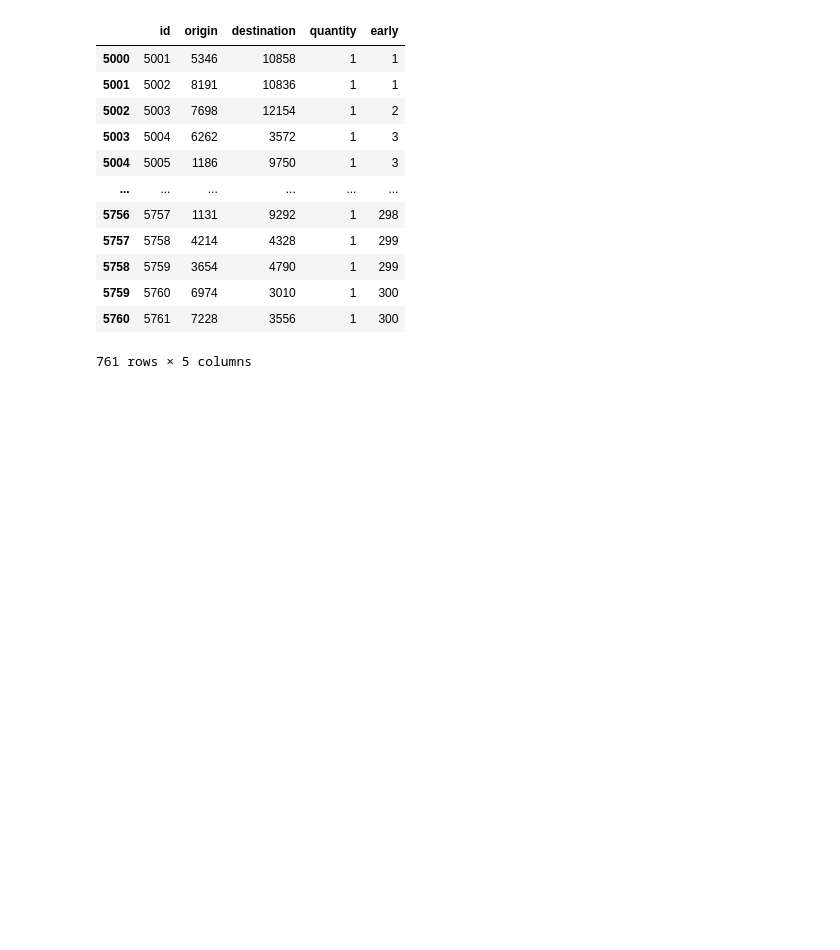
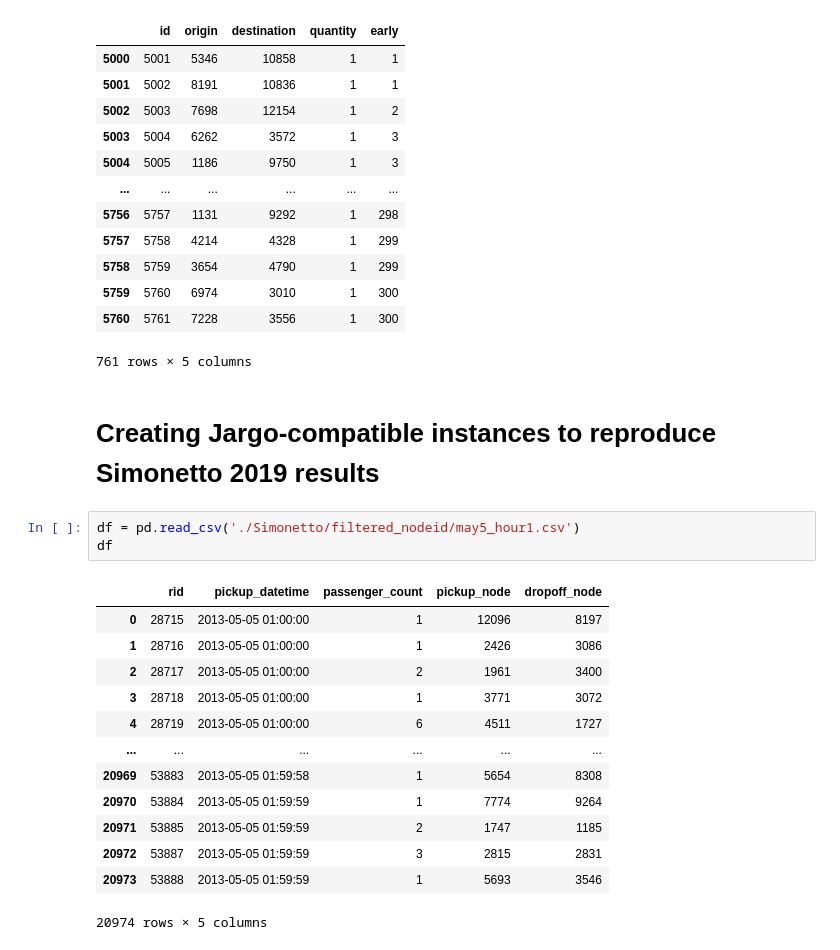
Before and after one commit to KeithAzzopardi1998/Datasets, a Jupyter notebook: creating_instances.ipynb, the cells around one changed output. Saved outputs shown, nothing was run; the diff lists cells and outputs as text; blank space fills up the shorter version.

Commit message:
adding some of the downsampled simonetto instances

```diff
--- a/creating_instances.ipynb
+++ b/creating_instances.ipynb
@@ -132,3 +132,22 @@ jih.saveInstance('Manhattan/mny-9-5000.instance',customers,vehicles)
 | 5759 | 5760 | 6974 | 3010 | 1 | 300 |
 | 5760 | 5761 | 7228 | 3556 | 1 | 300 |
 761 rows × 5 columns
+# %% [markdown]
+# Creating Jargo-compatible instances to reproduce Simonetto 2019 results
+# %%
+df = pd.read_csv('./Simonetto/filtered_nodeid/may5_hour1.csv')
+df
+# %% [output]
+|  | rid | pickup_datetime | passenger_count | pickup_node | dropoff_node |
+| 0 | 28715 | 2013-05-05 01:00:00 | 1 | 12096 | 8197 |
+| 1 | 28716 | 2013-05-05 01:00:00 | 1 | 2426 | 3086 |
+| 2 | 28717 | 2013-05-05 01:00:00 | 2 | 1961 | 3400 |
+| 3 | 28718 | 2013-05-05 01:00:00 | 1 | 3771 | 3072 |
+| 4 | 28719 | 2013-05-05 01:00:00 | 6 | 4511 | 1727 |
+| ... | ... | ... | ... | ... | ... |
+| 20969 | 53883 | 2013-05-05 01:59:58 | 1 | 5654 | 8308 |
+| 20970 | 53884 | 2013-05-05 01:59:59 | 1 | 7774 | 9264 |
+| 20971 | 53885 | 2013-05-05 01:59:59 | 2 | 1747 | 1185 |
+| 20972 | 53887 | 2013-05-05 01:59:59 | 3 | 2815 | 2831 |
+| 20973 | 53888 | 2013-05-05 01:59:59 | 1 | 5693 | 3546 |
+20974 rows × 5 columns
```
Also changed, not shown: parts of 7 cells of this notebook, 29 other files.
